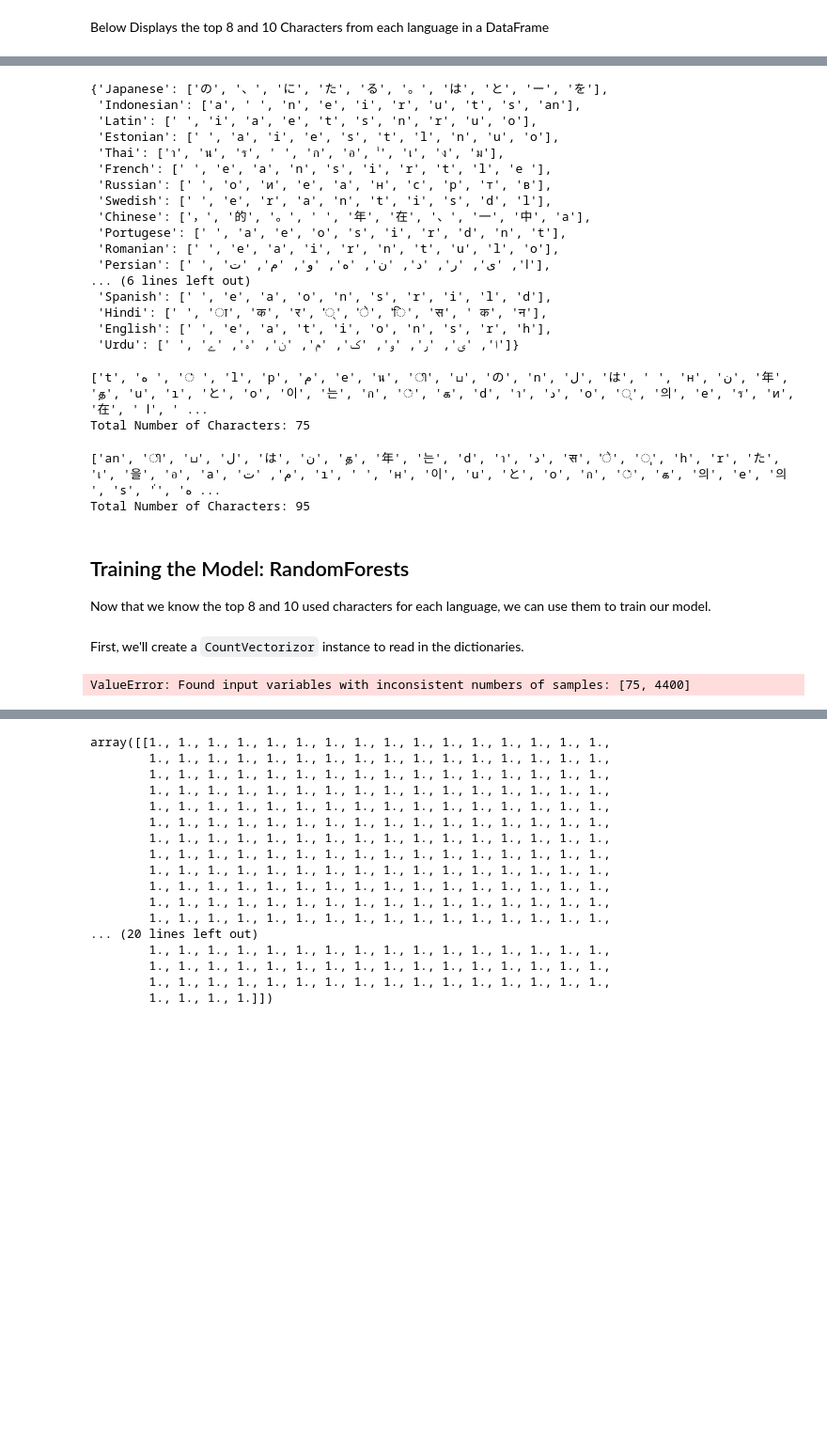
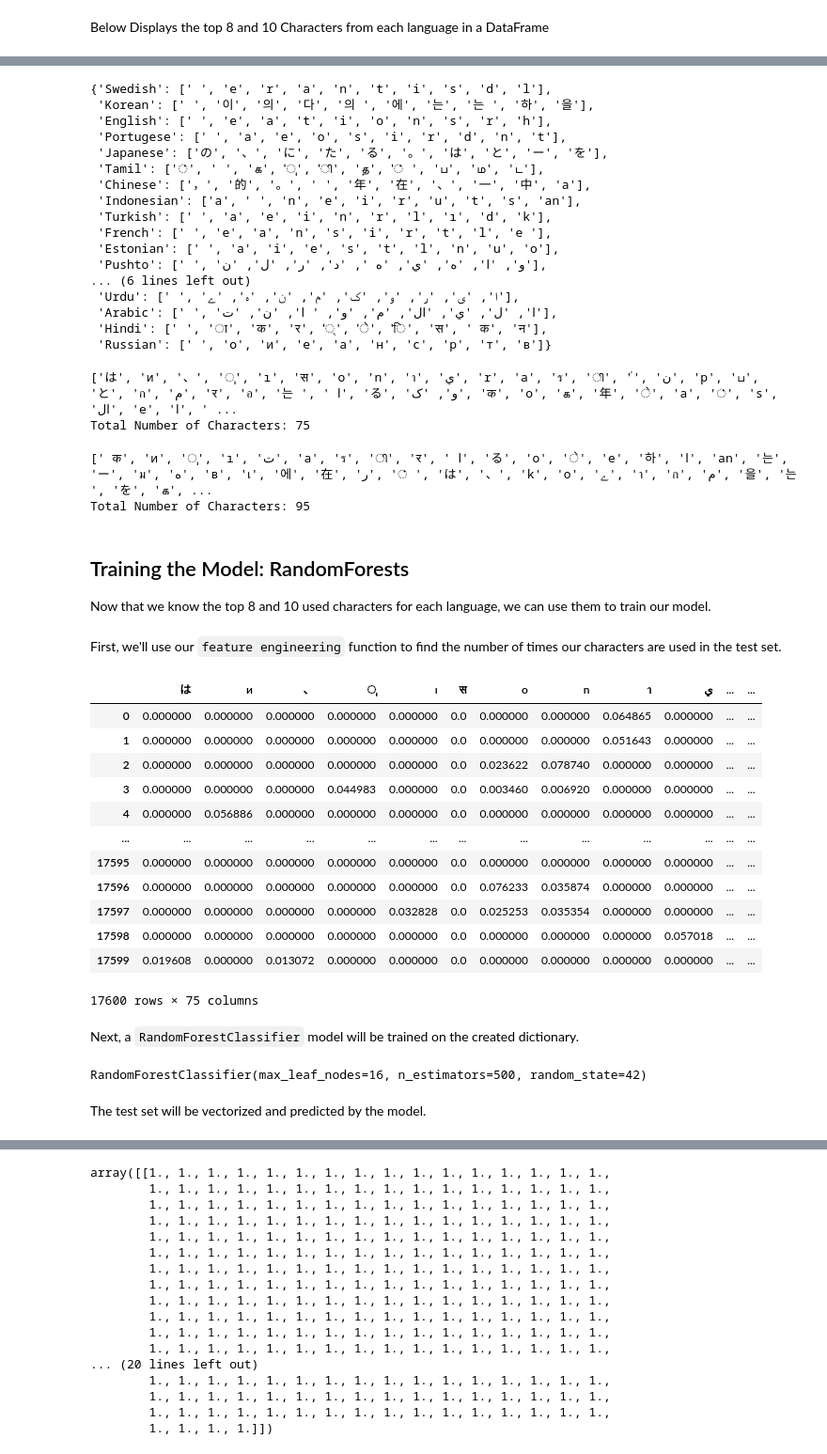
Before and after one commit to EasternUniversity/CSCI405-Language-Detection, a Jupyter notebook: Language_Detector.ipynb, the cells around one changed output, grey strips where cells are left out. Shown: that part at 94% size. Saved outputs shown, nothing was run; the diff lists cells and outputs as text; code cells hidden in the pictures; blank space fills up the shorter version.

Commit message:
Added Random Forest Model for Top 8 Chars

```diff
--- a/Language_Detector.ipynb
+++ b/Language_Detector.ipynb
@@ -145,6 +144,11 @@ def train_lang_dict(X_raw_counts, y_train):
         lang_dict[lang] = v / np.sum(v)
 
     return lang_dict
+# %%
+top1PrecentMixtureVectorizer = CountVectorizer(analyzer='char', ngram_range=(1,2), min_df=1e-2, max_df=.9)
+
+X_top1Percent_train_raw = top1PrecentMixtureVectorizer.fit_transform(X_train)
+X_top1Percent_test_raw = top1PrecentMixtureVectorizer.transform(X_test)
 # %%
 language_dict_top1Percent = train_lang_dict(X_top1Percent_train_raw.toarray(), y_train.values)
 
@@ -189,23 +209,23 @@ top8PerLanguage_dict
 top10PerLanguage_dict = getRelevantGramsPerLanguage(top1PercentFeatures, language_dict_top1Percent, top=10)
 top10PerLanguage_dict
 # %% [output]
-{'Japanese': ['の', '、', 'に', 'た', 'る', '。', 'は', 'と', 'ー', 'を'],
+{'Swedish': [' ', 'e', 'r', 'a', 'n', 't', 'i', 's', 'd', 'l'],
+ 'Korean': [' ', '이', '의', '다', '의 ', '에', '는', '는 ', '하', '을'],
+ 'English': [' ', 'e', 'a', 't', 'i', 'o', 'n', 's', 'r', 'h'],
+ 'Portugese': [' ', 'a', 'e', 'o', 's', 'i', 'r', 'd', 'n', 't'],
+ 'Japanese': ['の', '、', 'に', 'た', 'る', '。', 'は', 'と', 'ー', 'を'],
+ 'Tamil': ['்', ' ', 'க', 'ு', 'ி', 'த', '் ', 'ப', 'ம', 'ட'],
+ 'Chinese': ['，', '的', '。', ' ', '年', '在', '、', '一', '中', 'a'],
  'Indonesian': ['a', ' ', 'n', 'e', 'i', 'r', 'u', 't', 's', 'an'],
- 'Latin': [' ', 'i', 'a', 'e', 't', 's', 'n', 'r', 'u', 'o'],
+ 'Turkish': [' ', 'a', 'e', 'i', 'n', 'r', 'l', 'ı', 'd', 'k'],
+ 'French': [' ', 'e', 'a', 'n', 's', 'i', 'r', 't', 'l', 'e '],
  'Estonian': [' ', 'a', 'i', 'e', 's', 't', 'l', 'n', 'u', 'o'],
- 'Thai': ['า', 'น', 'ร', ' ', 'ก', 'อ', '่', 'เ', 'ง', 'ม'],
- 'French': [' ', 'e', 'a', 'n', 's', 'i', 'r', 't', 'l', 'e '],
- 'Russian': [' ', 'о', 'и', 'е', 'а', 'н', 'с', 'р', 'т', 'в'],
- 'Swedish': [' ', 'e', 'r', 'a', 'n', 't', 'i', 's', 'd', 'l'],
- 'Chinese': ['，', '的', '。', ' ', '年', '在', '、', '一', '中', 'a'],
- 'Portugese': [' ', 'a', 'e', 'o', 's', 'i', 'r', 'd', 'n', 't'],
- 'Romanian': [' ', 'e', 'a', 'i', 'r', 'n', 't', 'u', 'l', 'o'],
- 'Persian': [' ', 'ا', 'ی', 'ر', 'د', 'ن', 'ه', 'و', 'م', 'ت'],
+ 'Pushto': [' ', 'و', 'ا', 'ه', 'ي', 'ه ', 'د', 'ر', 'ل', 'ن'],
 ... (6 lines left out)
- 'Spanish': [' ', 'e', 'a', 'o', 'n', 's', 'r', 'i', 'l', 'd'],
+ 'Urdu': [' ', 'ا', 'ی', 'ر', 'و', 'ک', 'م', 'ن', 'ہ', 'ے'],
+ 'Arabic': [' ', 'ا', 'ل', 'ي', 'ال', 'م', 'و', ' ا', 'ن', 'ت'],
  'Hindi': [' ', 'ा', 'क', 'र', '्', 'े', 'ि', 'स', ' क', 'न'],
- 'English': [' ', 'e', 'a', 't', 'i', 'o', 'n', 's', 'r', 'h'],
- 'Urdu': [' ', 'ا', 'ی', 'ر', 'و', 'ک', 'م', 'ن', 'ہ', 'ے']}
+ 'Russian': [' ', 'о', 'и', 'е', 'а', 'н', 'с', 'р', 'т', 'в']}
 # %%
 def dictToArray(dict, languages=language_list):
     '''Converts a Language dictionary to an array and removes the duplicate values'''
@@ -224,7 +244,7 @@ dict8_array = dictToArray(top8PerLanguage_dict)
 print(dict8_array)
 print("Total Number of Characters:", len(dict8_array))
 # %% [output]
-['t', 'ه ', '் ', 'l', 'р', 'م', 'e', 'น', 'ி', 'ப', 'の', 'n', 'ل', 'は', ' ', 'н', 'ن', '年', 'த', 'u', 'ı', 'と', 'о', '이', '는', 'ก', '்', 'க', 'd', 'า', 'د', 'o', '्', '의', 'е', 'ร', 'и', '在', ' ا', ' ...
+['は', 'и', '、', 'ு', 'ı', 'स', 'o', 'n', 'า', 'ي', 'r', 'a', 'ร', 'ி', '่', 'ن', 'р', 'ப', 'と', 'ก', 'م', 'र', 'อ', '는 ', ' ا', 'る', 'و', 'ک', 'क', 'о', 'க', '年', 'े', 'а', '்', 's', 'ال', 'е', 'ا', ' ...
 Total Number of Characters: 75
 # %%
 dict10_array = dictToArray(top10PerLanguage_dict)
@@ -232,22 +252,41 @@ dict10_array = dictToArray(top10PerLanguage_dict)
 print(dict10_array)
 print("Total Number of Characters:", len(dict10_array))
 # %% [output]
-['an', 'ி', 'ப', 'ل', 'は', 'ن', 'த', '年', '는', 'd', 'า', 'د', 'स', 'े', 'ு', 'h', 'r', 'た', 'เ', '을', 'อ', 'a', 'م', 'ت', 'ı', ' ', 'н', '이', 'u', 'と', 'о', 'ก', '்', 'க', '의', 'е', '의 ', 's', '่', 'ه ...
+[' क', 'и', 'ு', 'ı', 'ت', 'a', 'ร', 'ி', 'र', ' ا', 'る', 'о', 'े', 'е', '하', 'ا', 'an', '는', 'ー', 'ม', 'ه', 'в', 'เ', '에', '在', 'ر', '் ', 'は', '、', 'k', 'o', 'ے', 'า', 'ก', 'م', '을', '는 ', 'を', 'க', ...
 Total Number of Characters: 95
 # %% [markdown]
 ## Training the Model: RandomForests
 Now that we know the top 8 and 10 used characters for each language, we can use them to train our model.
 # %% [markdown]
-First, we'll create a `CountVectorizor` instance to read in the dictionaries.
+First, we'll use our `feature engineering` function to find the number of times our characters are used in the test set.
 # %%
-dictVectorizor = CountVectorizer(analyzer='char', ngram_range=(1,2))
-
-X_top8 = dictVectorizor.fit_transform(dict8_array)
+dictVectorizor = feature_engineering(X_train, dict8_array)
+dict8Frame = numpy_into_dataframe(dictVectorizor, dict8_array)
+# %%
+dict8Frame
+# %% [output]
+|  | は | и | 、 | ு | ı | स | o | n | า | ي | ... | ... |
+| 0 | 0.000000 | 0.000000 | 0.000000 | 0.000000 | 0.000000 | 0.0 | 0.000000 | 0.000000 | 0.064865 | 0.000000 | ... | ... |
+| 1 | 0.000000 | 0.000000 | 0.000000 | 0.000000 | 0.000000 | 0.0 | 0.000000 | 0.000000 | 0.051643 | 0.000000 | ... | ... |
+| 2 | 0.000000 | 0.000000 | 0.000000 | 0.000000 | 0.000000 | 0.0 | 0.023622 | 0.078740 | 0.000000 | 0.000000 | ... | ... |
+| 3 | 0.000000 | 0.000000 | 0.000000 | 0.044983 | 0.000000 | 0.0 | 0.003460 | 0.006920 | 0.000000 | 0.000000 | ... | ... |
+| 4 | 0.000000 | 0.056886 | 0.000000 | 0.000000 | 0.000000 | 0.0 | 0.000000 | 0.000000 | 0.000000 | 0.000000 | ... | ... |
+| ... | ... | ... | ... | ... | ... | ... | ... | ... | ... | ... | ... | ... |
+| 17595 | 0.000000 | 0.000000 | 0.000000 | 0.000000 | 0.000000 | 0.0 | 0.000000 | 0.000000 | 0.000000 | 0.000000 | ... | ... |
+| 17596 | 0.000000 | 0.000000 | 0.000000 | 0.000000 | 0.000000 | 0.0 | 0.076233 | 0.035874 | 0.000000 | 0.000000 | ... | ... |
+| 17597 | 0.000000 | 0.000000 | 0.000000 | 0.000000 | 0.032828 | 0.0 | 0.025253 | 0.035354 | 0.000000 | 0.000000 | ... | ... |
+| 17598 | 0.000000 | 0.000000 | 0.000000 | 0.000000 | 0.000000 | 0.0 | 0.000000 | 0.000000 | 0.000000 | 0.057018 | ... | ... |
+| 17599 | 0.019608 | 0.000000 | 0.013072 | 0.000000 | 0.000000 | 0.0 | 0.000000 | 0.000000 | 0.000000 | 0.000000 | ... | ... |
+17600 rows × 75 columns
+# %% [markdown]
+Next, a `RandomForestClassifier` model will be trained on the created dictionary.
 # %%
 from sklearn.ensemble import RandomForestClassifier
 
-rfc = RandomForestClassifier()
+rfc = RandomForestClassifier(n_estimators=500, max_leaf_nodes=16, random_state=42)
 
-rfc.fit(X_top8, y_test)
+rfc.fit(dict8Frame, y_train)
 # %% [output]
-ValueError: Found input variables with inconsistent numbers of samples: [75, 4400]
+RandomForestClassifier(max_leaf_nodes=16, n_estimators=500, random_state=42)
+# %% [markdown]
+The test set will be vectorized and predicted by the model.
```
Also changed, not shown: parts of 7 cells of this notebook.
